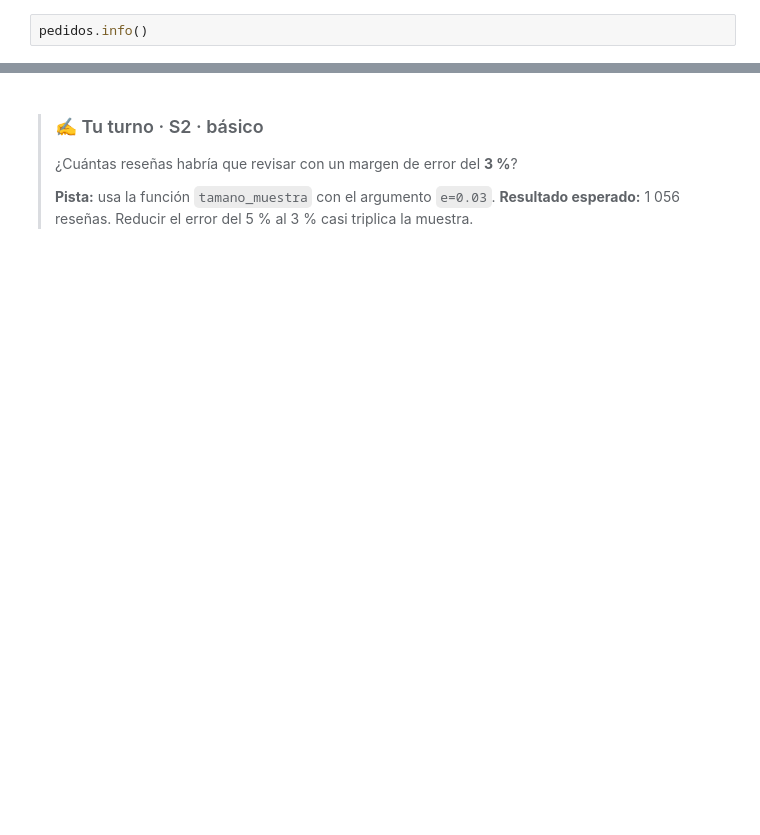
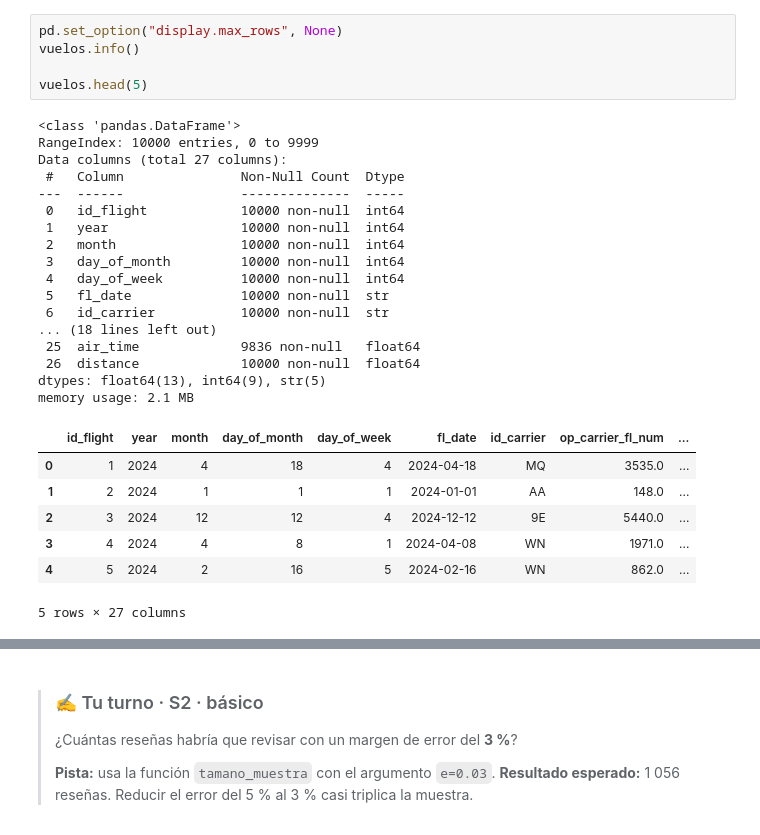
Before and after one commit to corinaccqf/miadas-grupo4-proyecto, a Jupyter notebook: flight_2024.ipynb, the cells around one changed output, grey strips where cells are left out. Drawn from its saved outputs; the diff is of its cells as text; blank space fills up the shorter version.

```diff
--- a/flight_2024.ipynb
+++ b/flight_2024.ipynb
@@ -64,2 +115,30 @@ pedidos.head(3)
 # %%
-pedidos.info()
+pd.set_option("display.max_rows", None)
+vuelos.info()
+
+vuelos.head(5)
+# %% [output]
+<class 'pandas.DataFrame'>
+RangeIndex: 10000 entries, 0 to 9999
+Data columns (total 27 columns):
+ #   Column               Non-Null Count  Dtype
+---  ------               --------------  -----
+ 0   id_flight            10000 non-null  int64
+ 1   year                 10000 non-null  int64
+ 2   month                10000 non-null  int64
+ 3   day_of_month         10000 non-null  int64
+ 4   day_of_week          10000 non-null  int64
+ 5   fl_date              10000 non-null  str
+ 6   id_carrier           10000 non-null  str
+... (18 lines left out)
+ 25  air_time             9836 non-null   float64
+ 26  distance             10000 non-null  float64
+dtypes: float64(13), int64(9), str(5)
+memory usage: 2.1 MB
+|  | id_flight | year | month | day_of_month | day_of_week | fl_date | id_carrier | op_carrier_fl_num | ... |
+| 0 | 1 | 2024 | 4 | 18 | 4 | 2024-04-18 | MQ | 3535.0 | ... |
+| 1 | 2 | 2024 | 1 | 1 | 1 | 2024-01-01 | AA | 148.0 | ... |
+| 2 | 3 | 2024 | 12 | 12 | 4 | 2024-12-12 | 9E | 5440.0 | ... |
+| 3 | 4 | 2024 | 4 | 8 | 1 | 2024-04-08 | WN | 1971.0 | ... |
+| 4 | 5 | 2024 | 2 | 16 | 5 | 2024-02-16 | WN | 862.0 | ... |
+5 rows × 27 columns
```
Also changed, not shown: parts of 42 cells of this notebook, 1 other file.
